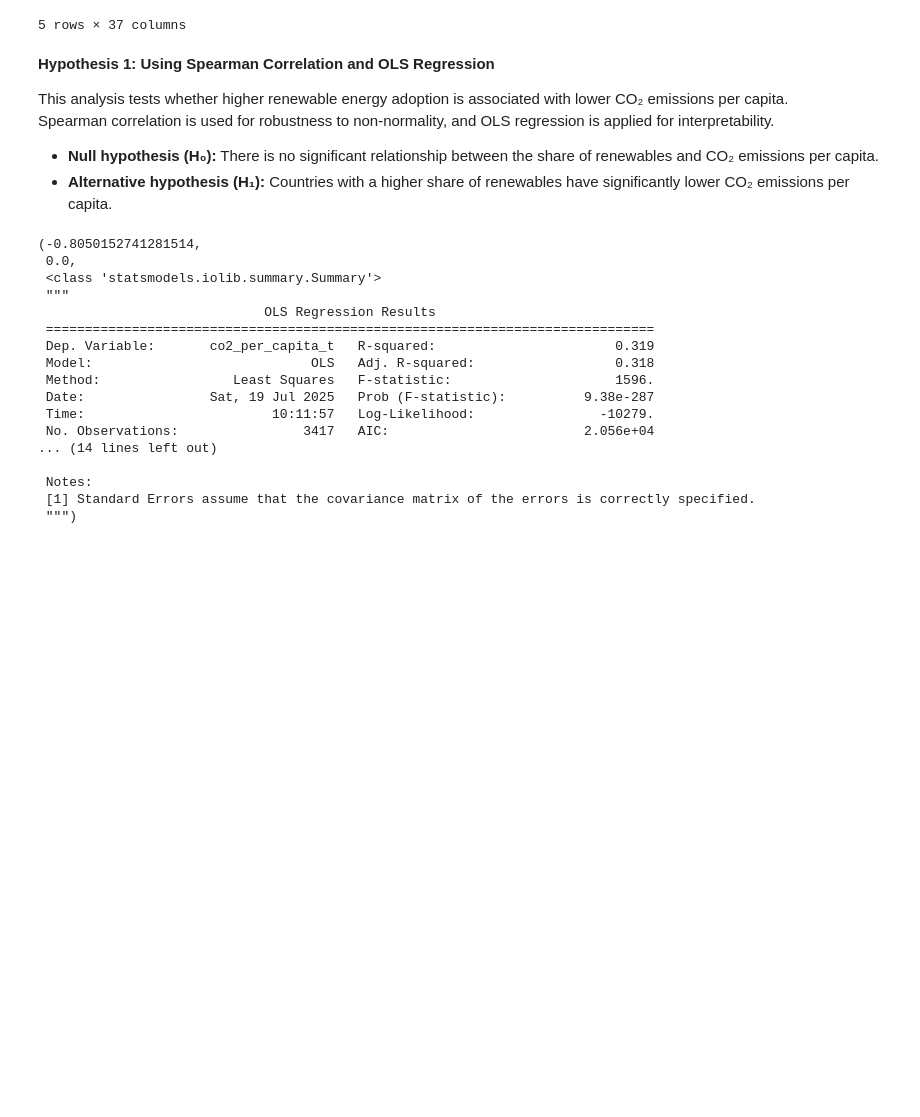
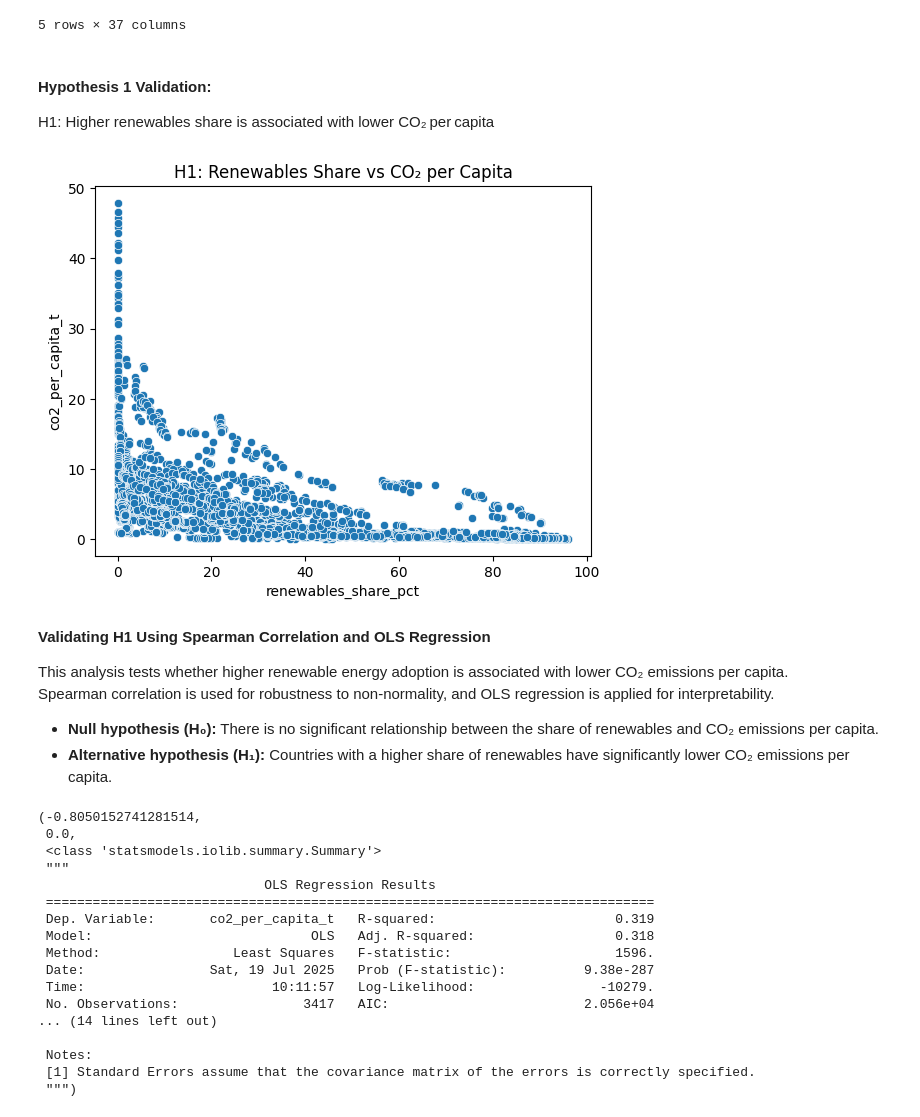
Before and after one commit to SelinaFischer/climate_tipping_points, a Jupyter notebook: jupyter_notebooks/3. statistical analysis.ipynb, the cells around one changed output. Saved outputs shown, nothing was run; the diff lists cells and outputs as text; code cells hidden in the pictures; blank space fills up the shorter version.

Commit message:
add H1 outliers visual

```diff
--- a/jupyter_notebooks/3. statistical analysis.ipynb
+++ b/jupyter_notebooks/3. statistical analysis.ipynb
@@ -30,8 +30,23 @@ df.head()
 | 3 | Afghanistan | 2003 | 14.738506 | 9.5 | 8.09 | 25970000.0 | ... |
 | 4 | Afghanistan | 2004 | 20.064968 | 10.9 | 7.75 | 0.0 | ... |
 5 rows × 37 columns
+# %% [markdown]
+#### **Hypothesis 1 Validation:**
+H1: Higher renewables share is associated with lower CO₂ per capita
+# %%
+# In the EDA process, scatterplots for H1 revealed some extrem outliers.
+
+import seaborn as sns
+import matplotlib.pyplot as plt
+
+# H1: Renewables Share vs CO2
+sns.scatterplot(data=df, x='renewables_share_pct', y='co2_per_capita_t')
+plt.title('H1: Renewables Share vs CO₂ per Capita')
+plt.show()
+# %% [output]
+[figure, added]
 # %% [markdown]
-**Hypothesis 1: Using Spearman Correlation and OLS Regression**
+**Validating H1 Using Spearman Correlation and OLS Regression**
 
 This analysis tests whether higher renewable energy adoption is associated with lower CO₂ emissions per capita.
 Spearman correlation is used for robustness to non-normality, and OLS regression is applied for interpretability.
```
Also changed, not shown: parts of 1 cell of this notebook.
